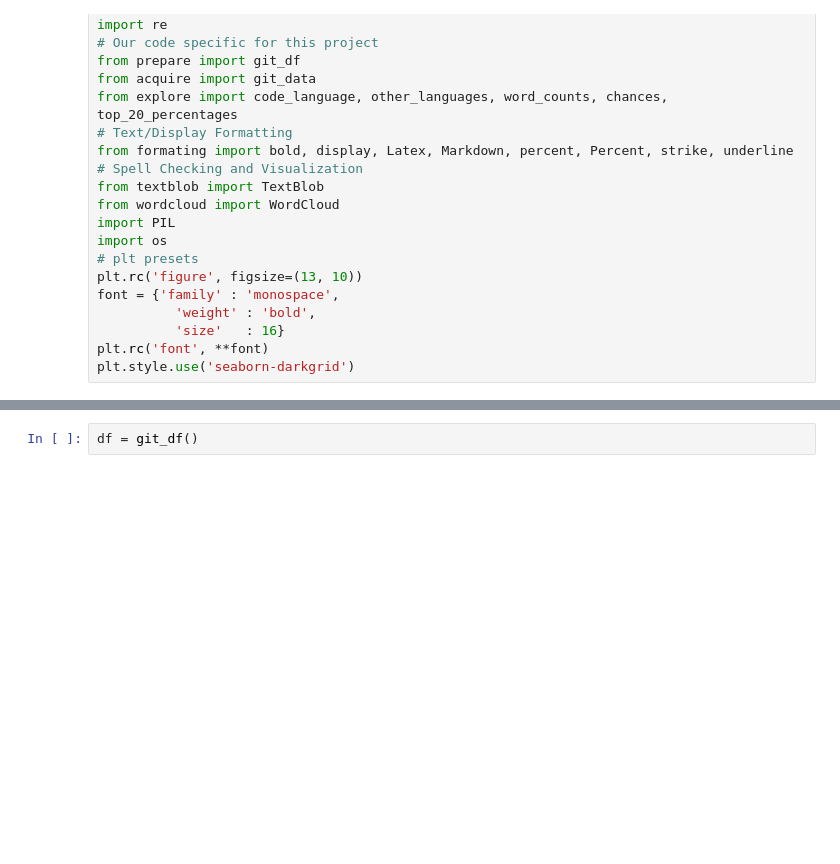
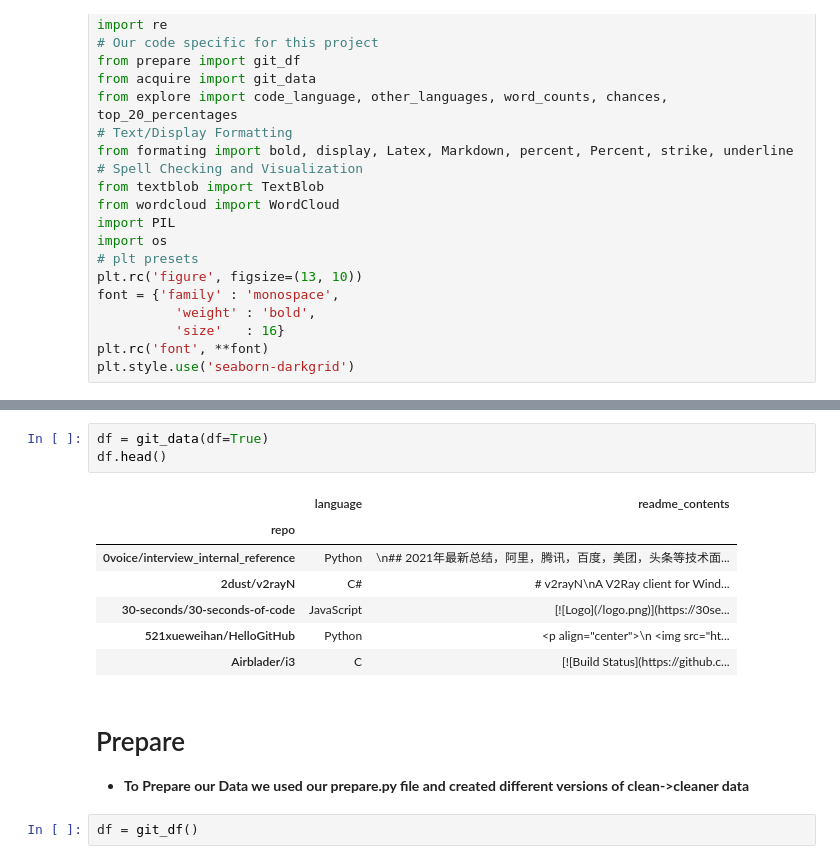
Before and after one commit to Dash-n-Dave-NLP/Project-Dave, a Jupyter notebook: final_draft.ipynb, the cells around one changed output, grey strips where cells are left out. Saved outputs shown, nothing was run; the diff lists cells and outputs as text; blank space fills up the shorter version.

```diff
--- a/final_draft.ipynb
+++ b/final_draft.ipynb
@@ -29,3 +38,17 @@ plt.style.use('seaborn-darkgrid')
+# %%
+df = git_data(df=True)
+df.head()
+# %% [output]
+|  | language | readme_contents |
+| repo |  |  |
+| 0voice/interview_internal_reference | Python | \n## 2021年最新总结，阿里，腾讯，百度，美团，头条等技术面... |
+| 2dust/v2rayN | C# | # v2rayN\nA V2Ray client for Wind... |
+| 30-seconds/30-seconds-of-code | JavaScript | [![Logo](/logo.png)](https://30se... |
+| 521xueweihan/HelloGitHub | Python | <p align="center">\n <img src="ht... |
+| Airblader/i3 | C | [![Build Status](https://github.c... |
+# %% [markdown]
+# Prepare
+- <b>To Prepare our Data we used our prepare.py file and created different versions of clean->cleaner data</b>
 # %%
 df = git_df()
 # %%
```
Also changed, not shown: parts of 10 cells of this notebook.
